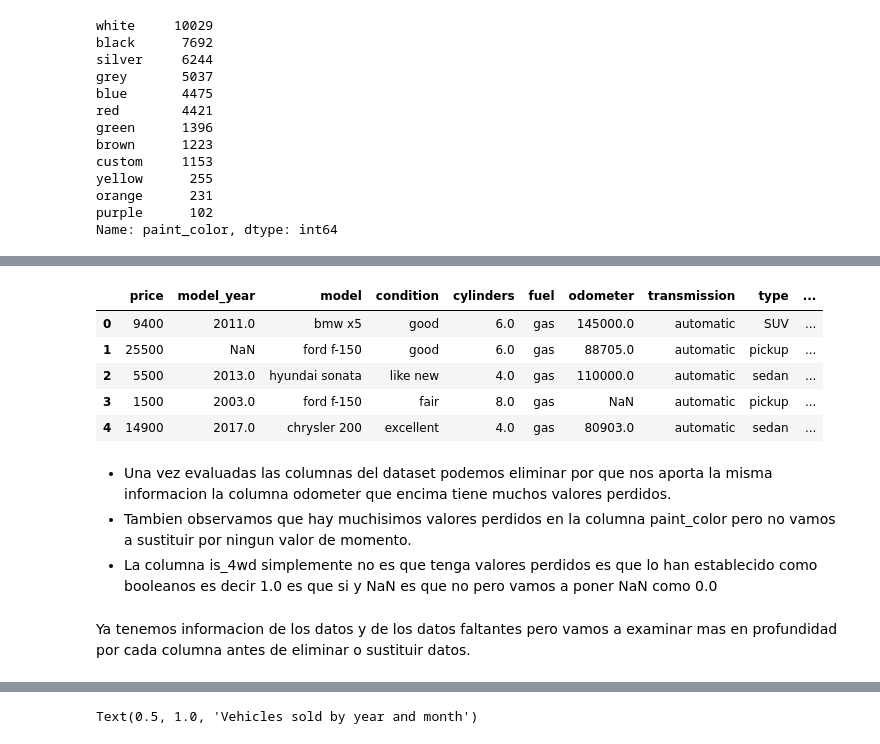
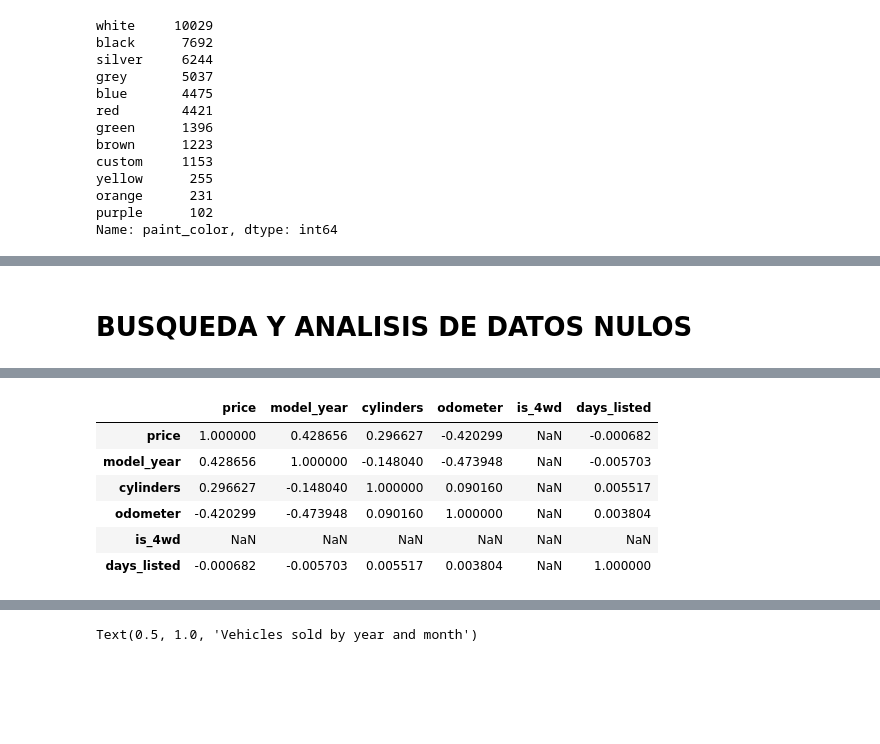
Before and after one commit to infantesromeroadrian/vehicles, a Jupyter notebook: vehicles.ipynb, the cells around one changed output, grey strips where cells are left out. Saved outputs shown, nothing was run; the diff lists cells and outputs as text; code cells hidden in the pictures; blank space fills up the shorter version.

Commit message:
Primeros cambios Vehicles

```diff
--- a/vehicles.ipynb
+++ b/vehicles.ipynb
@@ -43,5 +61,5 @@ READ DATA
 # %%
-data = pd.read_csv('/Users/adrianinfantesromero/Desktop/AIR/Work/GitHub/Datasets/vehicles_us (1).csv')
+data = pd.read_csv('/Users/adrianinfantesromero/Desktop/AIR/Work/GitHub/Practicum/Vehicles/vehicles_us.csv')
 # %%
 data.head(100)
 # %% [output]
@@ -192 +317,3 @@ Name: is_4wd, dtype: int64
+# %% [markdown]
+# BUSQUEDA Y ANALISIS DE DATOS NULOS
 # %%
@@ -207,15 +334,12 @@ date_posted         0
 days_listed         0
 dtype: int64
 # %%
-data.head()
+data.corr()
 # %% [output]
-|  | price | model_year | model | condition | cylinders | fuel | odometer | transmission | type | ... |
-| 0 | 9400 | 2011.0 | bmw x5 | good | 6.0 | gas | 145000.0 | automatic | SUV | ... |
-| 1 | 25500 | NaN | ford f-150 | good | 6.0 | gas | 88705.0 | automatic | pickup | ... |
-| 2 | 5500 | 2013.0 | hyundai sonata | like new | 4.0 | gas | 110000.0 | automatic | sedan | ... |
-| 3 | 1500 | 2003.0 | ford f-150 | fair | 8.0 | gas | NaN | automatic | pickup | ... |
-| 4 | 14900 | 2017.0 | chrysler 200 | excellent | 4.0 | gas | 80903.0 | automatic | sedan | ... |
+|  | price | model_year | cylinders | odometer | is_4wd | days_listed |
+| price | 1.000000 | 0.428656 | 0.296627 | -0.420299 | NaN | -0.000682 |
+| model_year | 0.428656 | 1.000000 | -0.148040 | -0.473948 | NaN | -0.005703 |
+| cylinders | 0.296627 | -0.148040 | 1.000000 | 0.090160 | NaN | 0.005517 |
+| odometer | -0.420299 | -0.473948 | 0.090160 | 1.000000 | NaN | 0.003804 |
+| is_4wd | NaN | NaN | NaN | NaN | NaN | NaN |
+| days_listed | -0.000682 | -0.005703 | 0.005517 | 0.003804 | NaN | 1.000000 |
-# %% [markdown]
-- Una vez evaluadas las columnas del dataset podemos eliminar por que nos aporta la misma informacion la columna odometer que encima tiene muchos valores perdidos.
-- Tambien observamos que hay muchisimos valores perdidos en la columna paint_color pero no vamos a sustituir por ningun valor de momento.
-- La columna is_4wd simplemente no es que tenga valores perdidos es que lo han establecido como booleanos es decir 1.0 es que si y NaN es que no pero vamos a poner NaN como 0.0
@@ -226,2 +345,0 @@ data['paint_color'] = data['paint_color'].fillna(0)
-# %% [markdown]
-Ya tenemos informacion de los datos y de los datos faltantes pero vamos a examinar mas en profundidad por cada columna antes de eliminar o sustituir datos.
```
Also changed, not shown: parts of 119 cells of this notebook.
